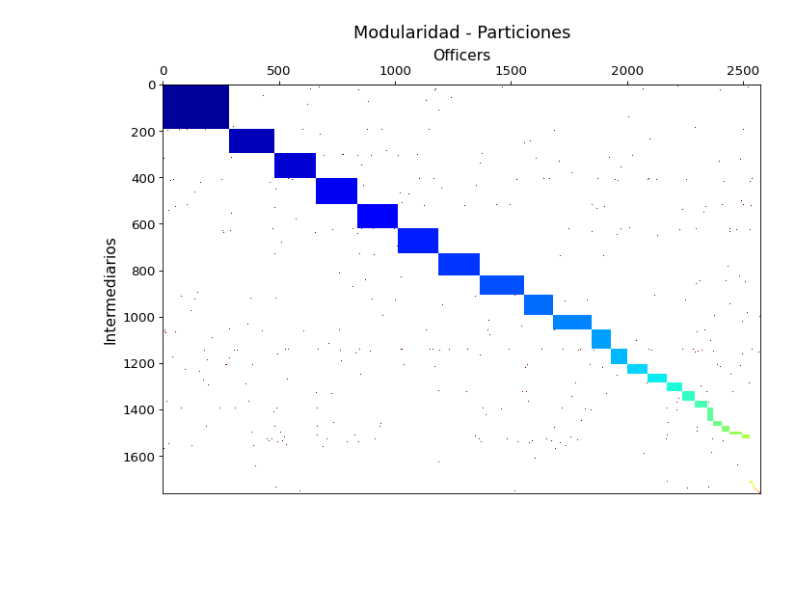
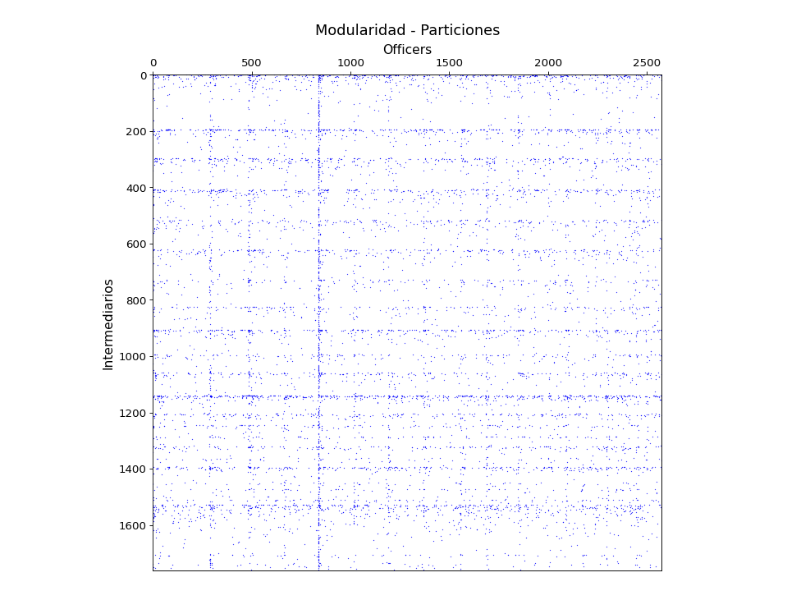
Before and after one commit to edgrz/panama-papers, a Jupyter notebook: code/nestedness_modularity_statistics.ipynb, the cells around one changed output. Cells and saved outputs as stored; diff of their text form; code cells hidden in the pictures; blank space fills up the shorter version.

Commit message:
Nestedness plots refined

```diff
--- a/code/nestedness_modularity_statistics.ipynb
+++ b/code/nestedness_modularity_statistics.ipynb
@@ -200,6 +300,6 @@ def compute_partition_ibn(df):
 original_matrix = np.loadtxt(open("matrix-bipartite.csv", "rb"), delimiter=",",dtype='int')
 # %%
 ##Modularity
-df = pd.read_csv('modularity_partitions_B-bipartite2.csv')
+df = pd.read_csv('modularity_partitions_csvfile.csv')
 partition_matrix_mod,matrix_first_partition = compute_partition_modularity(df,original_matrix)
 # %% [output]
@@ -247,19 +357,21 @@ cmap = mpl.colors.LinearSegmentedColormap.from_list(
 bounds = np.linspace(0, 38, 39)
 norm = mpl.colors.BoundaryNorm(bounds, cmap.N)
 # %%
-# Modularity plot
+## Modularity plot
 fig, axs = plt.subplots(figsize=(10, 10),dpi=80)
-axs.imshow(partition_matrix_mod, cmap=cmap, interpolation='nearest')
+axs.spy(partition_matrix_mod,aspect="auto", markersize=0.2,alpha =1,color='blue')
 axs.set_title("Modularidad - Particiones",pad=10,fontsize=16)
 axs.set_ylabel("Intermediarios",fontsize=14)
 axs.set_xlabel("Officers",fontsize=14)
+#plt.xlim(70000,80000)
+#plt.ylim(0,50)
 axs.xaxis.set_label_position('top')
 axs.xaxis.set_ticks_position('top')
 plt.xticks(fontsize=12)
 plt.yticks(fontsize=12)
 plt.show()
 # %% [output]
-[figure, old version]
+[figure, new version]
 # %%
 ## In-block nestedness
 df = pd.read_csv('in-block_partitions_csvfile.csv')
```
Also changed, not shown: parts of 8 cells of this notebook, 1 other file.
